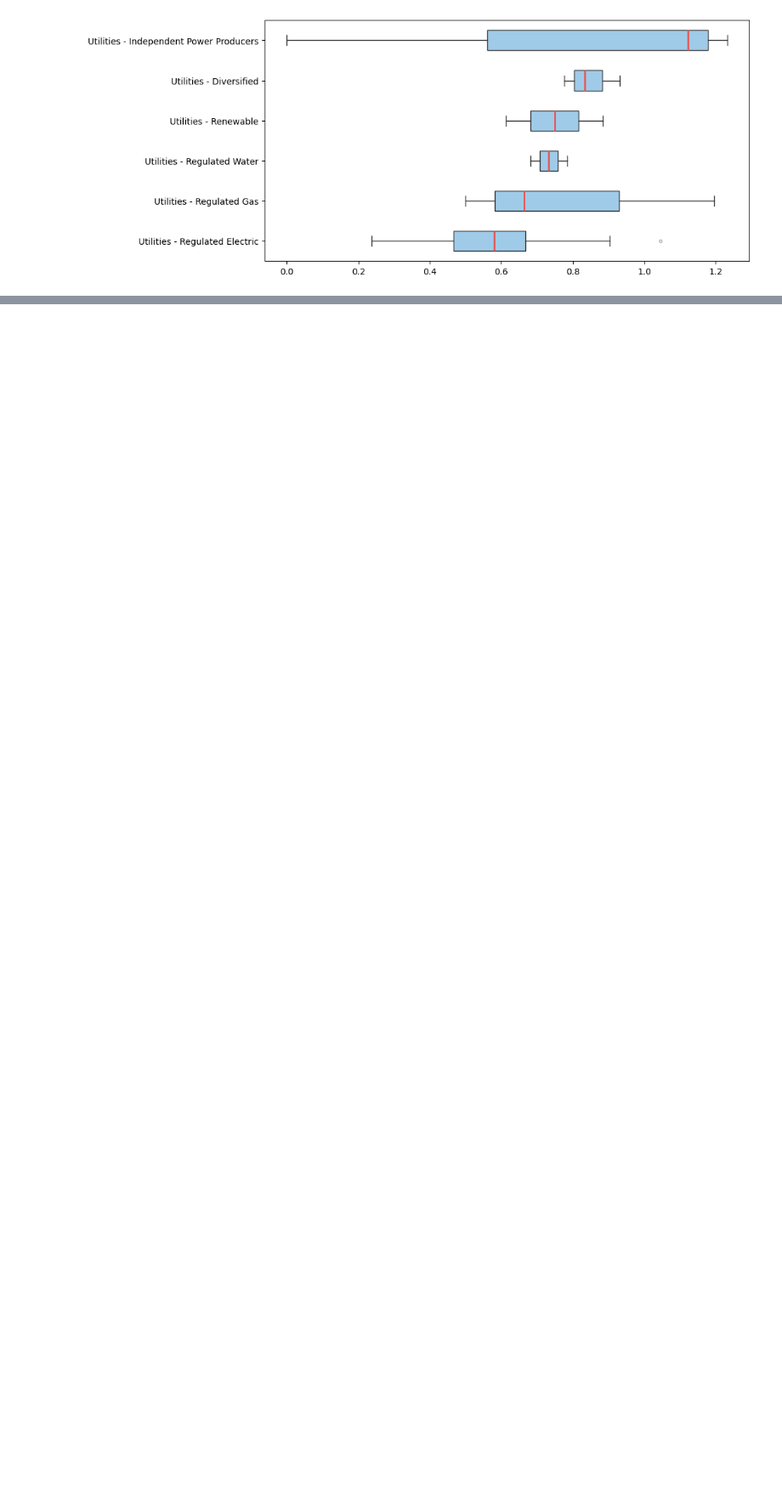
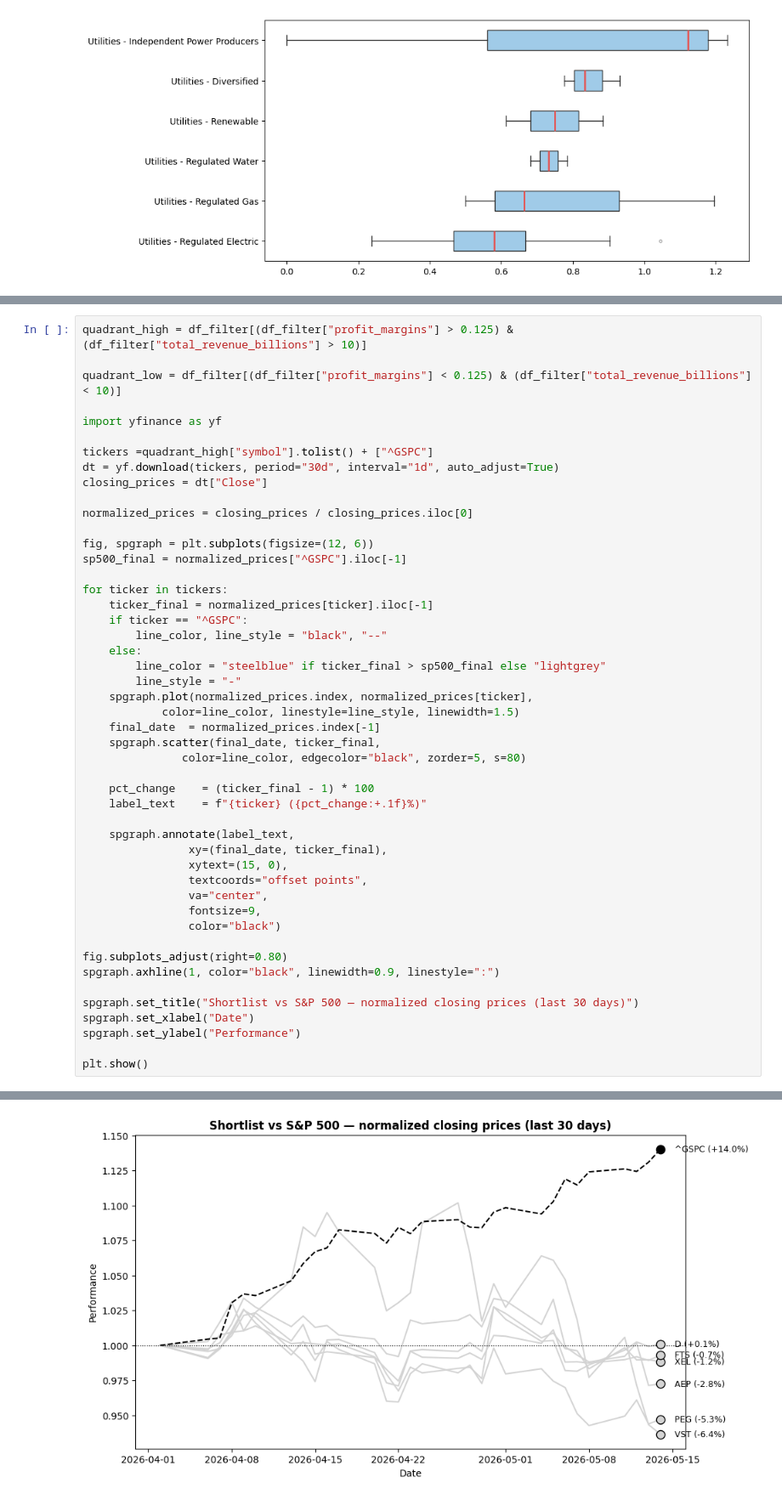
Before and after one commit to kocangregor/BigData, a Jupyter notebook: hw1_Kocan.ipynb, the cells around one changed output, grey strips where cells are left out. Shown at 85% size. Cells and saved outputs as stored; diff of their text form; blank space fills up the shorter version.

```diff
--- a/hw1_Kocan.ipynb
+++ b/hw1_Kocan.ipynb
@@ -394,0 +396,49 @@ plt.show()
+# %%
+quadrant_high = df_filter[(df_filter["profit_margins"] > 0.125) & (df_filter["total_revenue_billions"] > 10)]
+
+quadrant_low = df_filter[(df_filter["profit_margins"] < 0.125) & (df_filter["total_revenue_billions"] < 10)]
+
+import yfinance as yf
+
+tickers =quadrant_high["symbol"].tolist() + ["^GSPC"]
+dt = yf.download(tickers, period="30d", interval="1d", auto_adjust=True)
+closing_prices = dt["Close"]
+
+normalized_prices = closing_prices / closing_prices.iloc[0]
+
+fig, spgraph = plt.subplots(figsize=(12, 6))
+sp500_final = normalized_prices["^GSPC"].iloc[-1]
+
+for ticker in tickers:
+    ticker_final = normalized_prices[ticker].iloc[-1]
+    if ticker == "^GSPC":
+        line_color, line_style = "black", "--"
+    else:
+        line_color = "steelblue" if ticker_final > sp500_final else "lightgrey"
+        line_style = "-"
+    spgraph.plot(normalized_prices.index, normalized_prices[ticker],
+            color=line_color, linestyle=line_style, linewidth=1.5)
+    final_date  = normalized_prices.index[-1]
+    spgraph.scatter(final_date, ticker_final,
+               color=line_color, edgecolor="black", zorder=5, s=80)
+
+    pct_change    = (ticker_final - 1) * 100
+    label_text    = f"{ticker} ({pct_change:+.1f}%)"
+
+    spgraph.annotate(label_text,
+                xy=(final_date, ticker_final),
+                xytext=(15, 0),
+                textcoords="offset points",
+                va="center",
+                fontsize=9,
+                color="black")
+
+fig.subplots_adjust(right=0.80)
+spgraph.axhline(1, color="black", linewidth=0.9, linestyle=":")
+
+spgraph.set_title("Shortlist vs S&P 500 — normalized closing prices (last 30 days)")
+spgraph.set_xlabel("Date")
+spgraph.set_ylabel("Performance")
+
+plt.show()
+# %% [output]
@@ -394,0 +446 @@ plt.show()
+[figure, added]
```
Also changed, not shown: parts of 2 cells of this notebook.
